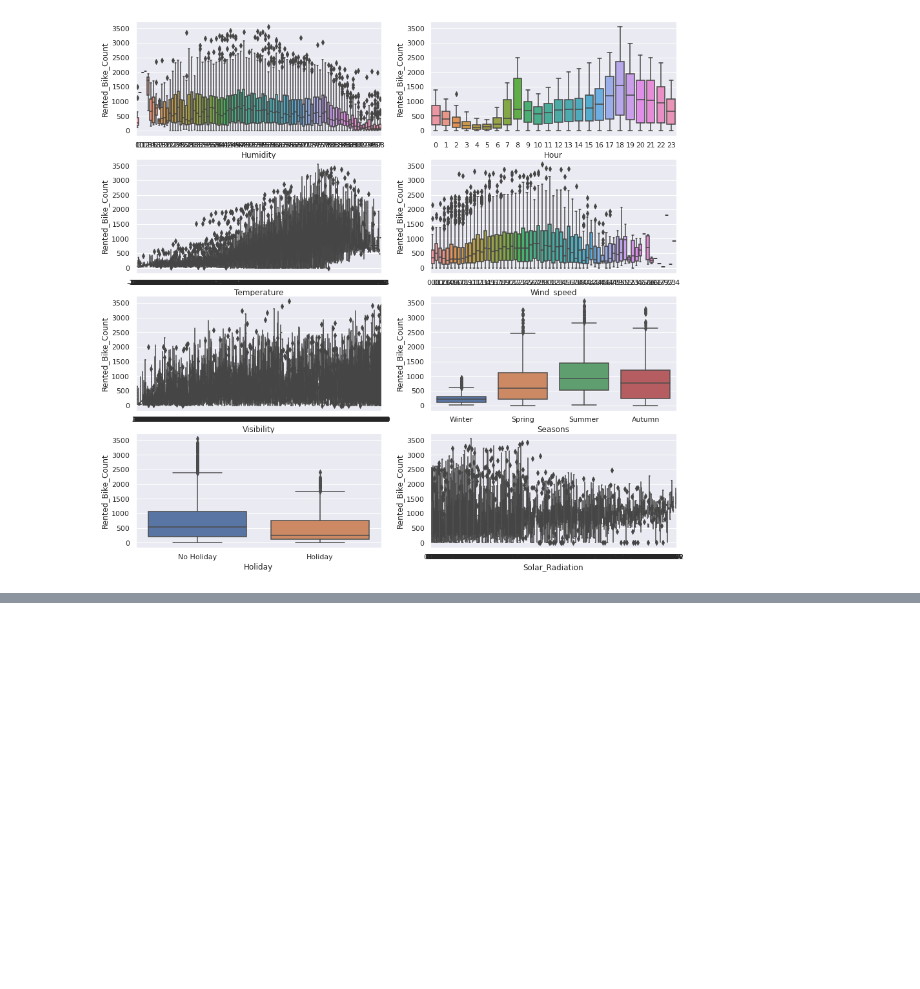
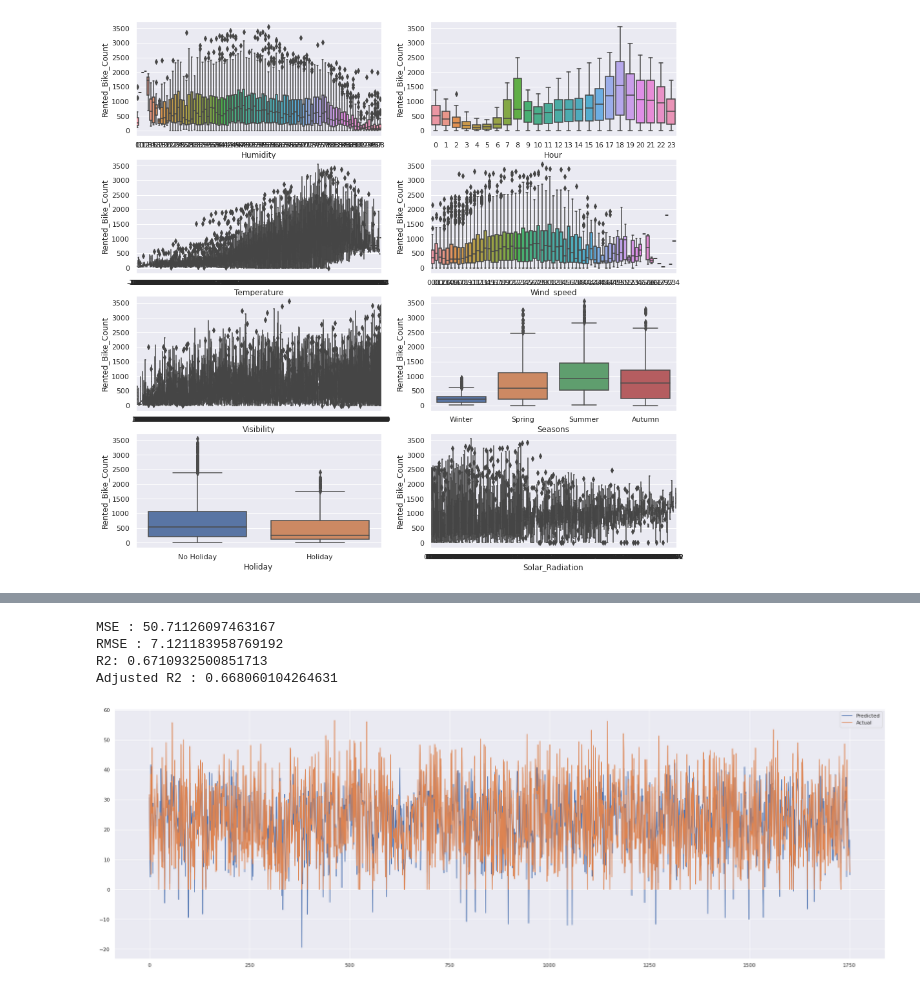
Before and after one commit to anshu57/Bike-Sharing-Demand-Prediction, a Jupyter notebook: Bike_Sharing_Demand_Prediction_Capstone_Project.ipynb, the cells around one changed output, grey strips where cells are left out. Drawn from its saved outputs; the diff is of its cells as text; code cells hidden in the pictures; blank space fills up the shorter version.

```diff
--- a/Bike_Sharing_Demand_Prediction_Capstone_Project.ipynb
+++ b/Bike_Sharing_Demand_Prediction_Capstone_Project.ipynb
@@ -343,0 +396,4 @@ sns.boxplot(data=dataset,y="Rented_Bike_Count",x="Solar_Radiation",orient="v",ax
+# %%
+# One hot encoding
+#creating dummies column for the given feature
+dataset_copy=pd.get_dummies(dataset,drop_first=True)
@@ -343,0 +422,6 @@ sns.boxplot(data=dataset,y="Rented_Bike_Count",x="Solar_Radiation",orient="v",ax
+# %%
+#Data for independent variables
+X = dataset_copy.drop(labels ='Rented_Bike_Count',axis = 1)
+
+#Data fdor Dependent variable
+y = np.sqrt(dataset_copy['Rented_Bike_Count'])
@@ -343,0 +430,3 @@ sns.boxplot(data=dataset,y="Rented_Bike_Count",x="Solar_Radiation",orient="v",ax
+# %%
+from sklearn.model_selection import train_test_split
+X_train,X_test,y_train,y_test = train_test_split(X,y,test_size=0.2,random_state = 24)
@@ -343,0 +461,2 @@ sns.boxplot(data=dataset,y="Rented_Bike_Count",x="Solar_Radiation",orient="v",ax
+# %%
+y_pred = reg.predict(X_test)
@@ -343,0 +476,24 @@ sns.boxplot(data=dataset,y="Rented_Bike_Count",x="Solar_Radiation",orient="v",ax
+# %%
+#metrics for linear regression analysis for test dataset
+MSE = mean_squared_error((y_test),(y_pred))
+print("MSE :",MSE)
+
+RMSE = np.sqrt(MSE)
+print('RMSE :',RMSE)
+
+r2 = r2_score(y_test,y_pred)
+print('R2:',r2)
+print("Adjusted R2 :",1-(1-r2_score(y_test, y_pred))*((X_test.shape[0]-1)/(X_test.shape[0]-X_test.shape[1]-1)) )
+# %% [output]
+MSE : 50.71126097463167
+RMSE : 7.121183958769192
+R2: 0.6710932500851713
+Adjusted R2 : 0.668060104264631
+# %%
+plt.figure(figsize=(30,10))
+plt.plot(np.array(y_pred))
+plt.plot(np.array(y_test))
+plt.legend(["Predicted","Actual"])
+plt.show()
+# %% [output]
+[figure, added]
```
Also changed, not shown: parts of 48 cells of this notebook.
